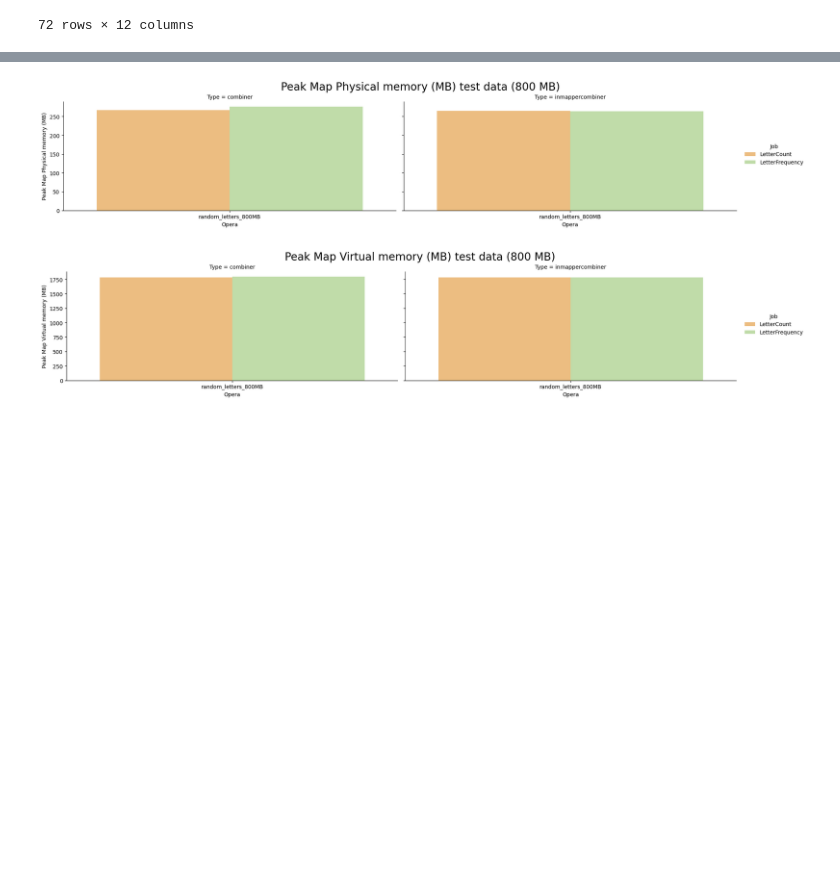
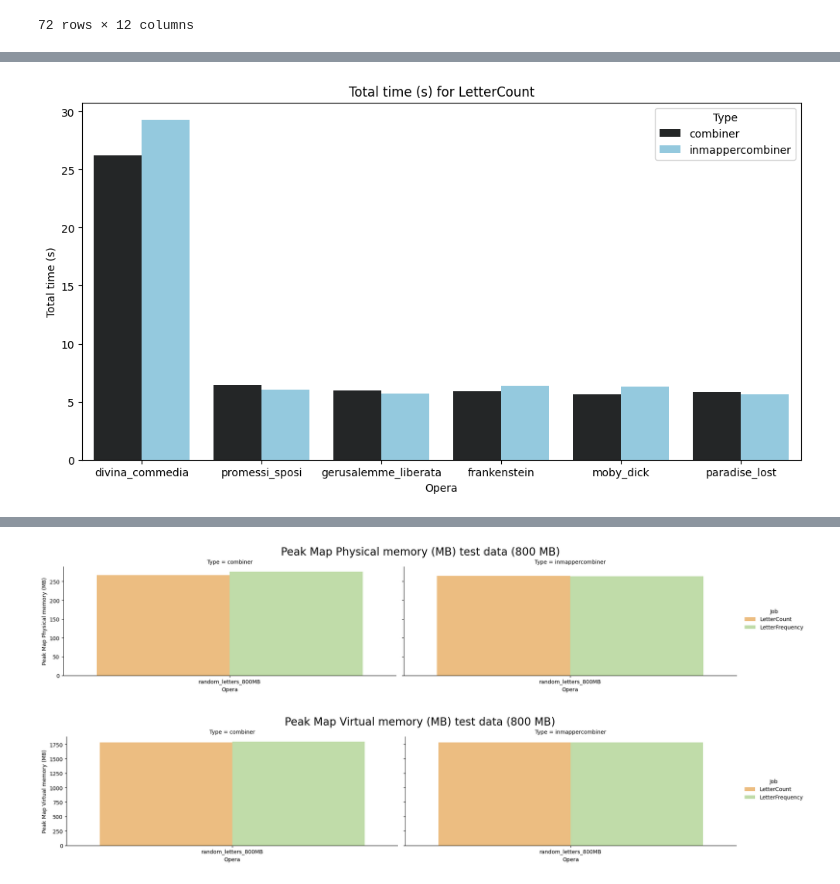
Before and after one commit to NamaWho/hadoop-letter-frequency, a Jupyter notebook: notebooks/performance_analysis.ipynb, the cells around one changed output, grey strips where cells are left out. Drawn from its saved outputs; the diff is of its cells as text; code cells hidden in the pictures; blank space fills up the shorter version.

```diff
--- a/notebooks/performance_analysis.ipynb
+++ b/notebooks/performance_analysis.ipynb
@@ -775,0 +653,7 @@ for col in mem:
+# %%
+plt.figure(figsize=(12, 6))
+sns.barplot(data=df_count, x='Opera', y='Total time (s)', hue='Type', ci=None, palette='dark:skyblue')
+plt.title('Total time (s) for LetterCount')
+plt.show()
+# %% [output]
+[figure, added]
```
Also changed, not shown: parts of 36 cells of this notebook, 7 other files.
